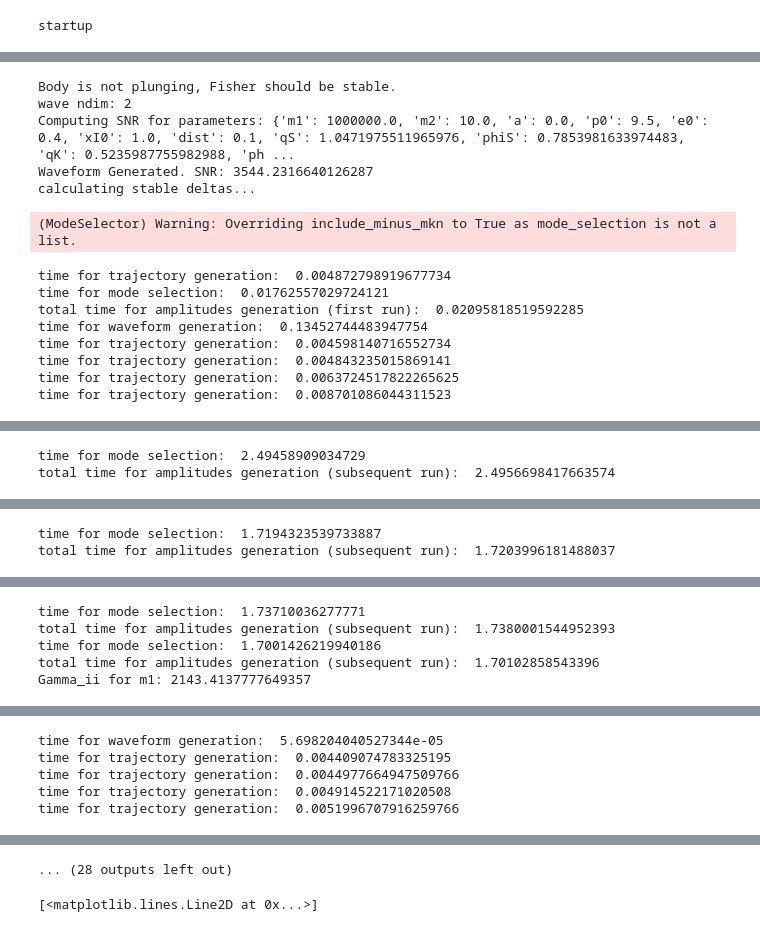
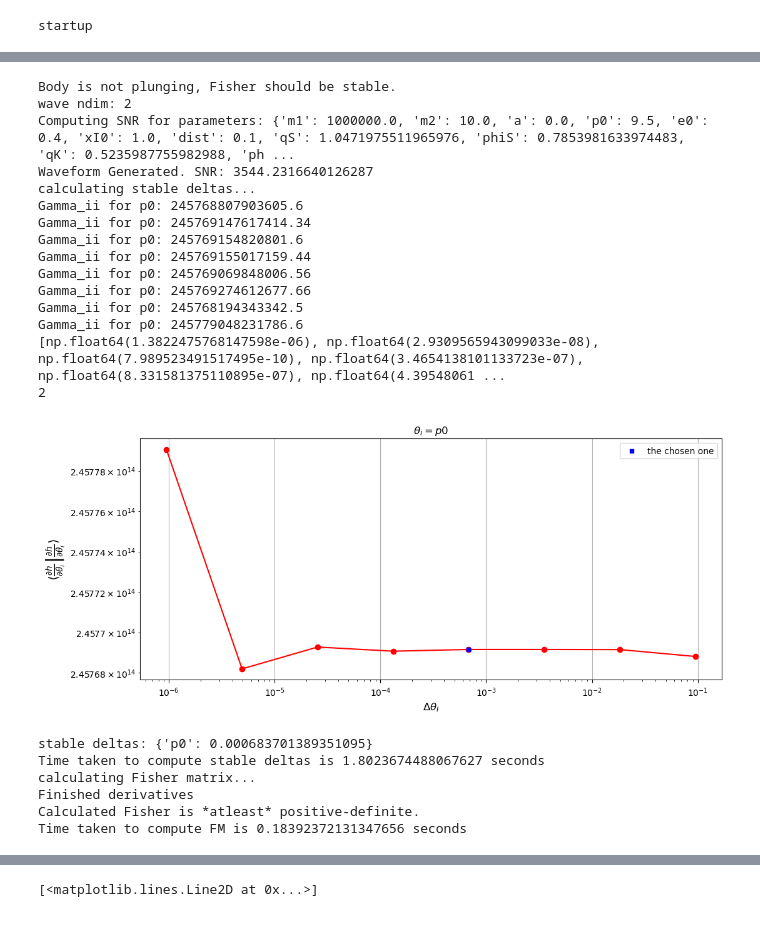
Before and after one commit to perturber/StableEMRIFisher, a Jupyter notebook: sef_newderivs_noresponse.ipynb, the cells around one changed output, grey strips where cells are left out. Cells and saved outputs as stored; diff of their text form; code cells hidden in the pictures.

```diff
--- a/sef_newderivs_noresponse.ipynb
+++ b/sef_newderivs_noresponse.ipynb
@@ -69,40 +67,48 @@ phiK = np.pi/8
 Phi_phi0 = 1.0
 Phi_theta0 = 0.0
 Phi_r0 = 0.0
 
 pars_list = [m1, m2, a, p0, e0, xI0, dist, qS, phiS, qK, phiK, Phi_phi0, Phi_theta0, Phi_r0]
-param_names = ['m1']
+param_names = ['p0']
 
 der_order = 4
 Ndelta = 8
 stability_plot = True
 
 delta_range = dict(
     m1 = np.geomspace(1e-4*m1, 1e-9*m1, Ndelta),
     m2 = np.geomspace(1e-2*m2, 1e-7*m2, Ndelta),
     p0 = np.geomspace(1e-2*p0, 1e-7*p0, Ndelta),
     e0 = np.geomspace(1e-1*e0, 1e-7*e0, Ndelta),
 )
 
 Fisher = sef(*pars_list, param_names = param_names,
              T = T, dt = dt,
              der_order = der_order,
              Ndelta = Ndelta,
              stability_plot = stability_plot,
              delta_range = delta_range,
             live_dangerously = False)
 # %% [output]
 Body is not plunging, Fisher should be stable.
 wave ndim: 2
 Computing SNR for parameters: {'m1': 1000000.0, 'm2': 10.0, 'a': 0.0, 'p0': 9.5, 'e0': 0.4, 'xI0': 1.0, 'dist': 0.1, 'qS': 1.0471975511965976, 'phiS': 0.7853981633974483, 'qK': 0.5235987755982988, 'ph ...
 Waveform Generated. SNR: 3544.2316640126287
 calculating stable deltas...
+Gamma_ii for p0: 245768807903605.6
+Gamma_ii for p0: 245769147617414.34
+Gamma_ii for p0: 245769154820801.6
+Gamma_ii for p0: 245769155017159.44
+Gamma_ii for p0: 245769069848006.56
+Gamma_ii for p0: 245769274612677.66
+Gamma_ii for p0: 245768194343342.5
+Gamma_ii for p0: 245779048231786.6
+[np.float64(1.3822475768147598e-06), np.float64(2.9309565943099033e-08), np.float64(7.989523491517495e-10), np.float64(3.4654138101133723e-07), np.float64(8.331581375110895e-07), np.float64(4.39548061 ...
+2
+[figure, added]
-(ModeSelector) Warning: Overriding include_minus_mkn to True as mode_selection is not a list.
+stable deltas: {'p0': 0.000683701389351095}
+Time taken to compute stable deltas is 1.8023674488067627 seconds
+calculating Fisher matrix...
+Finished derivatives
+Calculated Fisher is *atleast* positive-definite.
+Time taken to compute FM is 0.18392372131347656 seconds
-time for trajectory generation:  0.004872798919677734
-time for mode selection:  0.01762557029724121
-total time for amplitudes generation (first run):  0.02095818519592285
-time for waveform generation:  0.13452744483947754
-time for trajectory generation:  0.004598140716552734
-time for trajectory generation:  0.004843235015869141
-time for trajectory generation:  0.0063724517822265625
-time for trajectory generation:  0.008701086044311523
@@ -111,2 +114,0 @@ time for trajectory generation:  0.008701086044311523
-time for mode selection:  2.49458909034729
-total time for amplitudes generation (subsequent run):  2.4956698417663574
@@ -114,2 +114,0 @@ total time for amplitudes generation (subsequent run):  2.4956698417663574
-time for mode selection:  1.7194323539733887
-total time for amplitudes generation (subsequent run):  1.7203996181488037
@@ -117,5 +114,0 @@ total time for amplitudes generation (subsequent run):  1.7203996181488037
-time for mode selection:  1.73710036277771
-total time for amplitudes generation (subsequent run):  1.7380001544952393
-time for mode selection:  1.7001426219940186
-total time for amplitudes generation (subsequent run):  1.70102858543396
-Gamma_ii for m1: 2143.4137777649357
@@ -123,5 +114,0 @@ Gamma_ii for m1: 2143.4137777649357
-time for waveform generation:  5.698204040527344e-05
-time for trajectory generation:  0.004409074783325195
-time for trajectory generation:  0.0044977664947509766
-time for trajectory generation:  0.004914522171020508
-time for trajectory generation:  0.0051996707916259766
@@ -129,4 +115,3 @@ time for trajectory generation:  0.0051996707916259766
-... (28 outputs left out)
 # %%
 if sef.deriv_type == 'stable':
     if not sef.has_ResponseWrapper:
```
Also changed, not shown: parts of 4 cells of this notebook, 2 other files.
